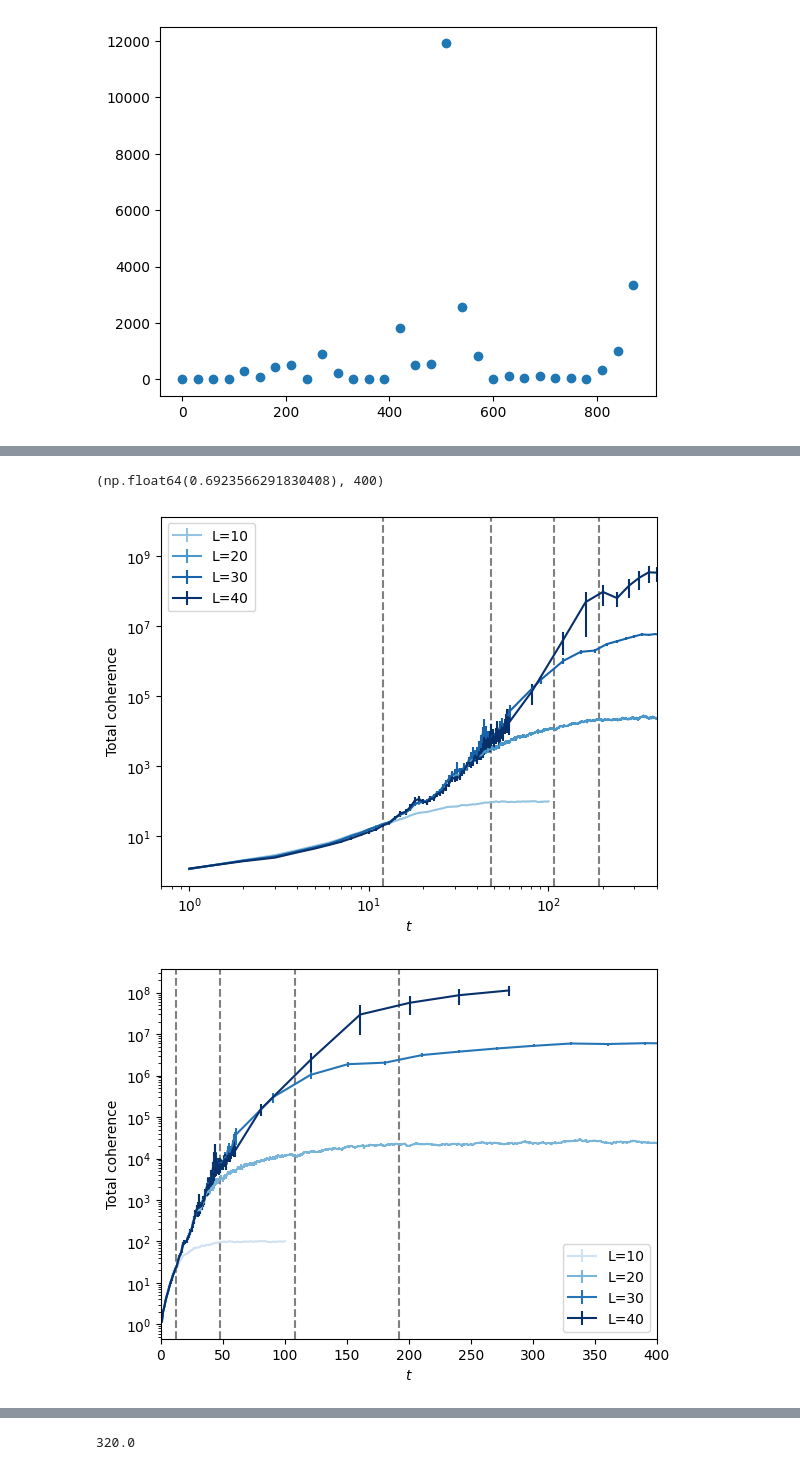
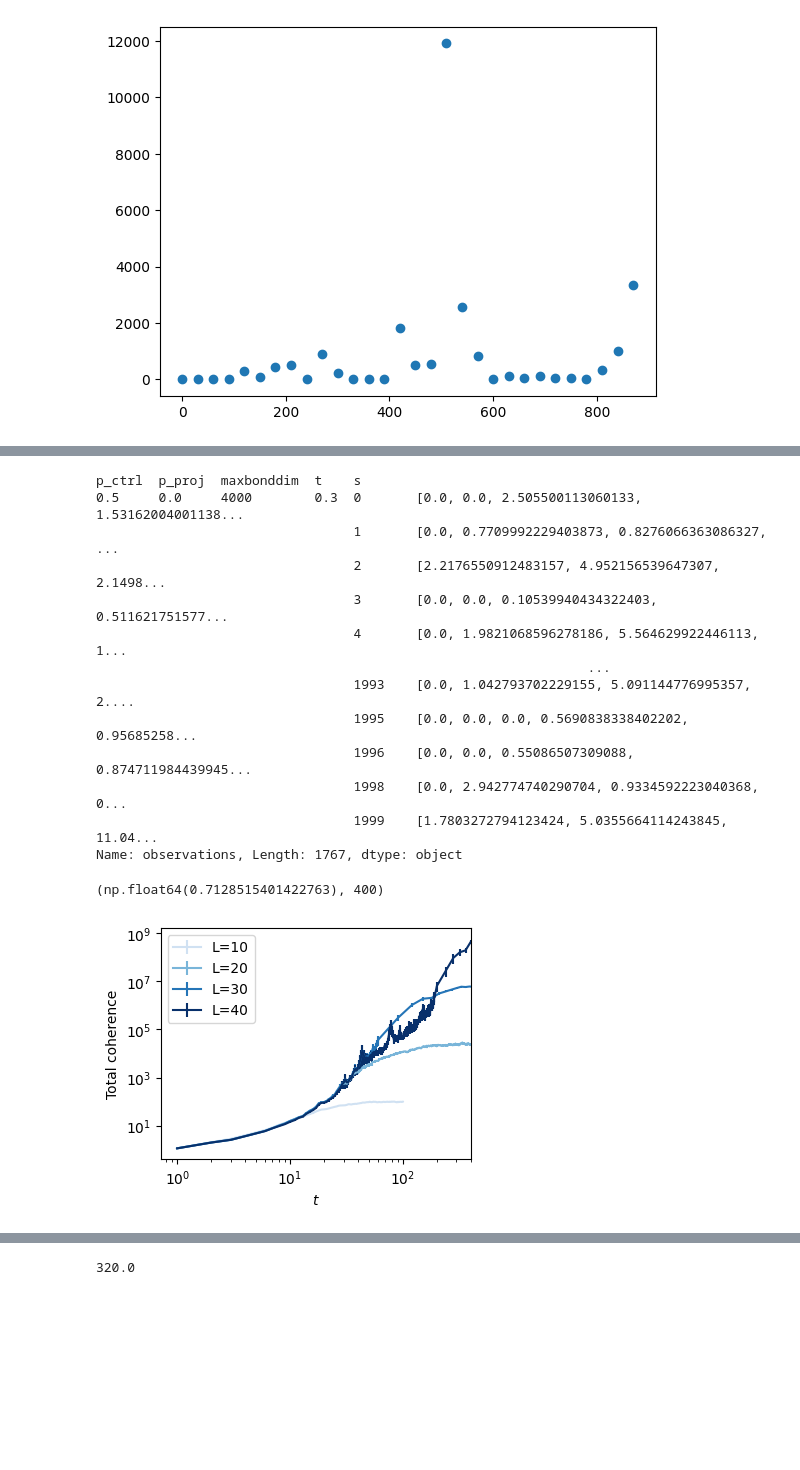
Before and after one commit to hainingpan/CT_MPS, a Jupyter notebook: FM_coherence_T_.ipynb, the cells around one changed output, grey strips where cells are left out. Drawn from its saved outputs; the diff is of its cells as text; code cells hidden in the pictures; blank space fills up the shorter version.

```diff
--- a/FM_coherence_T_.ipynb
+++ b/FM_coherence_T_.ipynb
@@ -55,7 +55,7 @@ params_list=[
 ({'nu':0,'de':1,'L':10},{'s':np.arange(00000,2000),'p_ctrl':[.5,],'p_proj':[0.],'maxbond':[120],'t':[1]}),
 ({'nu':0,'de':1,'L':20},{'s':np.arange(00000,2000),'p_ctrl':[.5,],'p_proj':[0.],'maxbond':[200],'t':[1]}),
 ({'nu':0,'de':1,'L':30},{'s':np.arange(00000,2000),'p_ctrl':[.5,],'p_proj':[0.],'maxbond':[1200],'t':[1]}),
-({'nu':0,'de':1,'L':40},{'s':np.arange(00000,2000),'p_ctrl':[.5,],'p_proj':[0.],'maxbond':[4000],'t':[.2]}),
+({'nu':0,'de':1,'L':40},{'s':np.arange(00000,4000),'p_ctrl':[.5,],'p_proj':[0.],'maxbond':[4000],'t':[.3]}),
 ]
 # %%
 data_MPS_0_T_dict = {'fn':set()}
@@ -112,2 +81,18 @@ df_MPS_0_T
+# %%
+df_MPS_0_T.xs(40,level='L')['observations'].xs('coh_mat')
+# %% [output]
+p_ctrl  p_proj  maxbonddim  t    s
+0.5     0.0     4000        0.3  0       [0.0, 0.0, 2.505500113060133, 1.53162004001138...
+                                 1       [0.0, 0.7709992229403873, 0.8276066363086327, ...
+                                 2       [2.2176550912483157, 4.952156539647307, 2.1498...
+                                 3       [0.0, 0.0, 0.10539940434322403, 0.511621751577...
+                                 4       [0.0, 1.9821068596278186, 5.564629922446113, 1...
+                                                               ...
+                                 1993    [0.0, 1.042793702229155, 5.091144776995357, 2....
+                                 1995    [0.0, 0.0, 0.0, 0.5690838338402202, 0.95685258...
+                                 1996    [0.0, 0.0, 0.55086507309088, 0.874711984439945...
+                                 1998    [0.0, 2.942774740290704, 0.9334592223040368, 0...
+                                 1999    [1.7803272794123424, 5.0355664114243845, 11.04...
+Name: observations, Length: 1767, dtype: object
 # %%
 L_list=[10,20,30,40]
@@ -114,27 +100,27 @@ L_list=[10,20,30,40]
 # %%
-fig,ax=plt.subplots()
-mb_list = [120,200,1200,4000]
-t_list = [1,1,1,0.2]
+fig,ax=plt.subplots(figsize=(4,3))
+mb_list = {10:120,20:200,30:1200,40:4000}
+t_list = {10:1,20:1,30:1,40:0.3}
 color_list = plt.cm.Blues(np.linspace(0.2,1,len(L_list)))
 # for idx, (L, mb) in enumerate(zip(L_list,mb_list)):
 for idx, L in enumerate(L_list):
-    data_ =np.stack( df_MPS_0_T.xs('coh_mat',level='Metrics').xs(L,level='L').xs(0.5,level='p_ctrl').xs(0,level='p_proj').xs(mb_list[idx],level='maxbonddim').xs(t_list[idx],level='t')['observations'])
+    data_ =np.stack( df_MPS_0_T.xs('coh_mat',level='Metrics').xs(L,level='L').xs(0.5,level='p_ctrl').xs(0,level='p_proj').xs(mb_list[L],level='maxbonddim').xs(t_list[L],level='t')['observations'])
     x = np.arange(data_.shape[1])+1
     data_[data_==None]= np.nan
     data_ = data_.astype(float)
 
     y = data_.mean(axis=0)
     notnan=~np.isnan(y)
     yerr = data_.std(axis=0)/np.sqrt(data_.shape[0])
     ax.errorbar(x[notnan],y[notnan],yerr[notnan], label=f'L={L}',color=color_list[idx])
-    ax.axvline(L**2*0.12,ls='--',color='gray')
+    # ax.axvline(L**2*0.12,ls='--',color='gray')
 ax.set_xscale('log')
 ax.set_yscale('log')
 ax.set_xlabel('$t$')
 ax.set_ylabel('Total coherence')
 ax.legend()
 ax.set_xlim(0,400)
+# ax.axvline(0.3*L**2,ls='--',color='red')
 # %% [output]
-(np.float64(0.6923566291830408), 400)
+(np.float64(0.7128515401422763), 400)
-[figure, old version]
+[figure, new version]
-[figure, removed]
```
Also changed, not shown: parts of 6 cells of this notebook.
